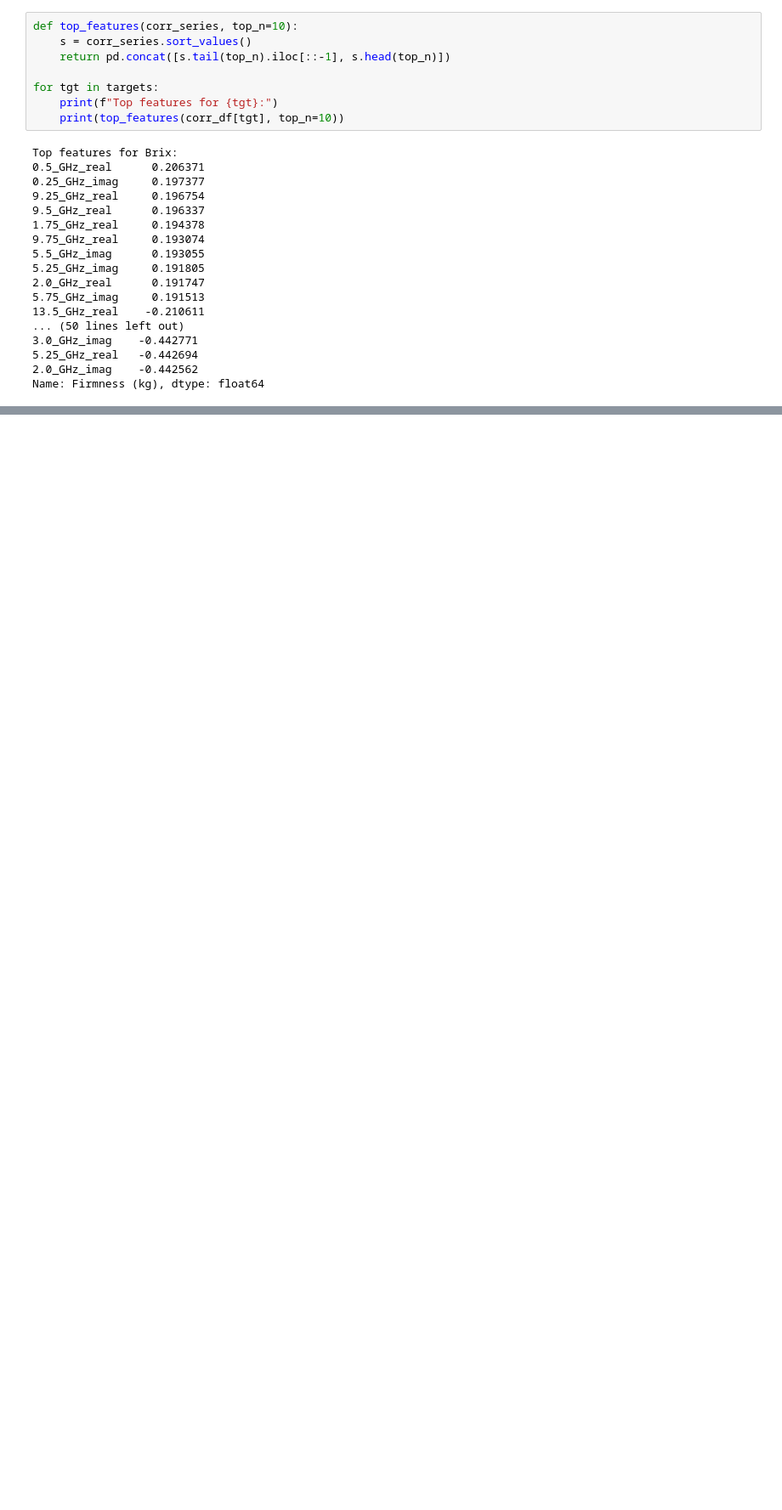
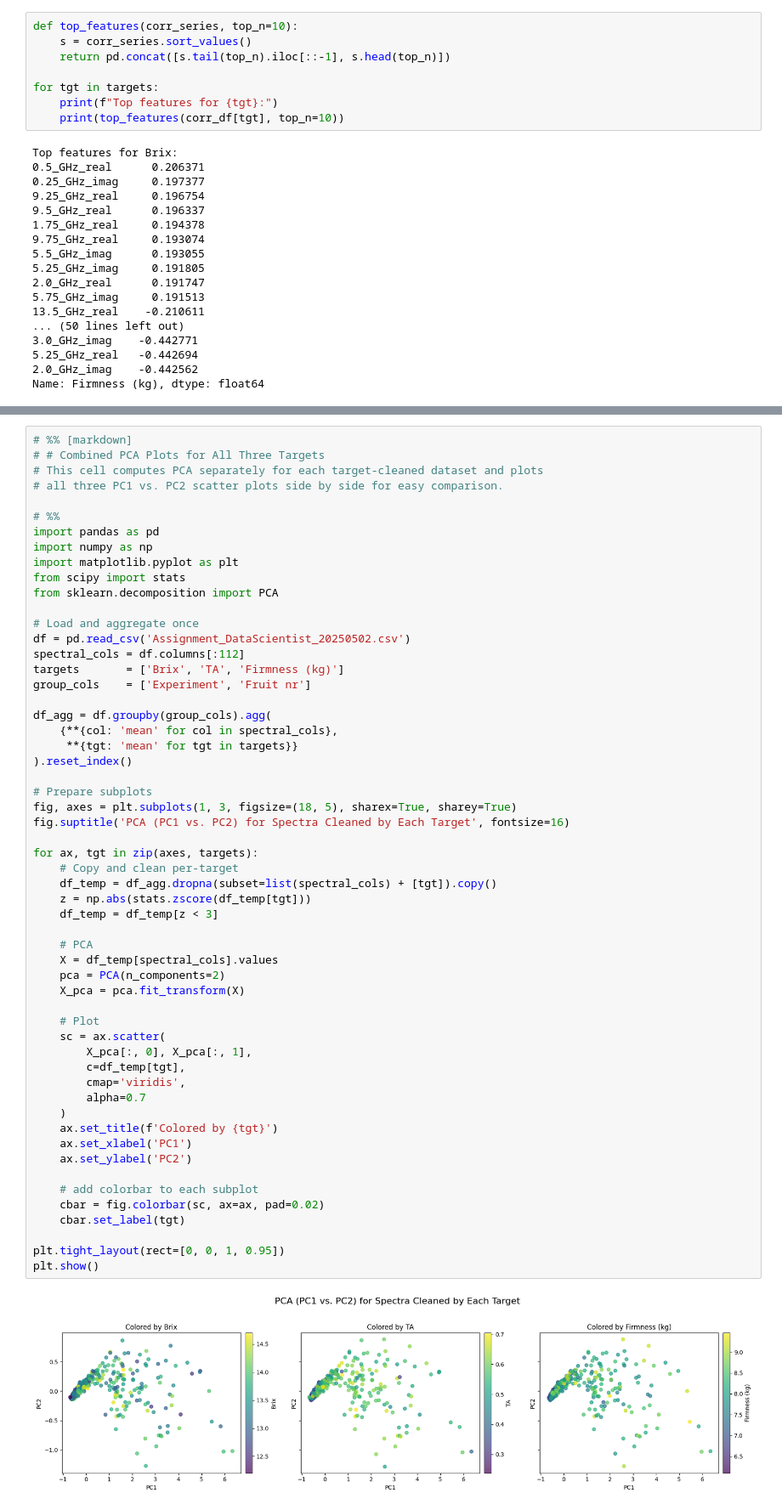
Before and after one commit to pv-98/vertigo, a Jupyter notebook: data/final_explore.ipynb, the cells around one changed output, grey strips where cells are left out. Shown at 85% size. Cells and saved outputs as stored; diff of their text form; blank space fills up the shorter version.

```diff
--- a/data/final_explore.ipynb
+++ b/data/final_explore.ipynb
@@ -264,0 +375,58 @@ for tgt in targets:
+# %%
+# %% [markdown]
+# # Combined PCA Plots for All Three Targets
+# This cell computes PCA separately for each target‐cleaned dataset and plots
+# all three PC1 vs. PC2 scatter plots side by side for easy comparison.
+
+# %%
+import pandas as pd
+import numpy as np
+import matplotlib.pyplot as plt
+from scipy import stats
+from sklearn.decomposition import PCA
+
+# Load and aggregate once
+df = pd.read_csv('Assignment_DataScientist_20250502.csv')
+spectral_cols = df.columns[:112]
+targets       = ['Brix', 'TA', 'Firmness (kg)']
+group_cols    = ['Experiment', 'Fruit nr']
+
+df_agg = df.groupby(group_cols).agg(
+    {**{col: 'mean' for col in spectral_cols},
+     **{tgt: 'mean' for tgt in targets}}
+).reset_index()
+
+# Prepare subplots
+fig, axes = plt.subplots(1, 3, figsize=(18, 5), sharex=True, sharey=True)
+fig.suptitle('PCA (PC1 vs. PC2) for Spectra Cleaned by Each Target', fontsize=16)
+
+for ax, tgt in zip(axes, targets):
+    # Copy and clean per-target
+    df_temp = df_agg.dropna(subset=list(spectral_cols) + [tgt]).copy()
+    z = np.abs(stats.zscore(df_temp[tgt]))
+    df_temp = df_temp[z < 3]
+
+    # PCA
+    X = df_temp[spectral_cols].values
+    pca = PCA(n_components=2)
+    X_pca = pca.fit_transform(X)
+
+    # Plot
+    sc = ax.scatter(
+        X_pca[:, 0], X_pca[:, 1],
+        c=df_temp[tgt],
+        cmap='viridis',
+        alpha=0.7
+    )
+    ax.set_title(f'Colored by {tgt}')
+    ax.set_xlabel('PC1')
+    ax.set_ylabel('PC2')
+
+    # add colorbar to each subplot
+    cbar = fig.colorbar(sc, ax=ax, pad=0.02)
+    cbar.set_label(tgt)
+
+plt.tight_layout(rect=[0, 0, 1, 0.95])
+plt.show()
+# %% [output]
+[figure, added]
```
Also changed, not shown: parts of 6 cells of this notebook.
